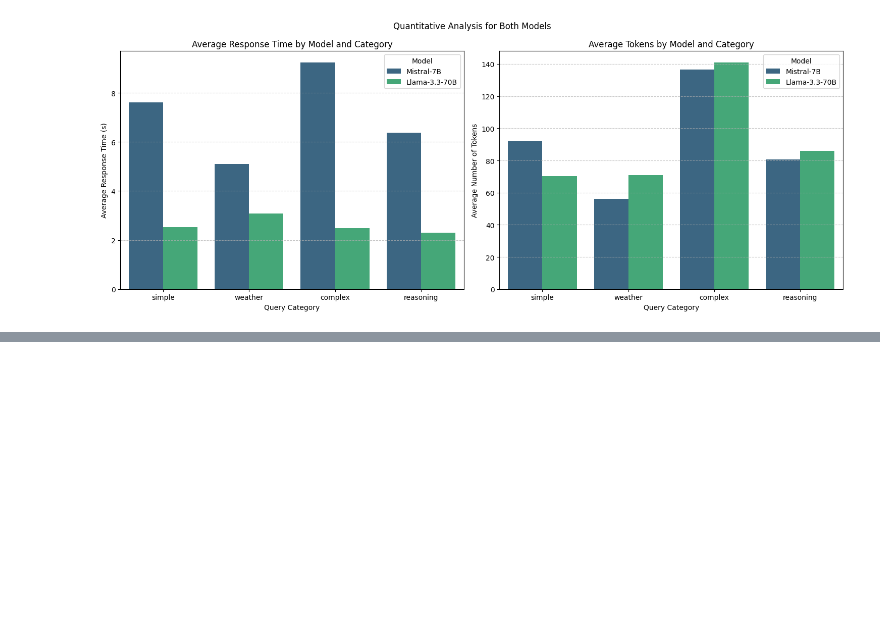
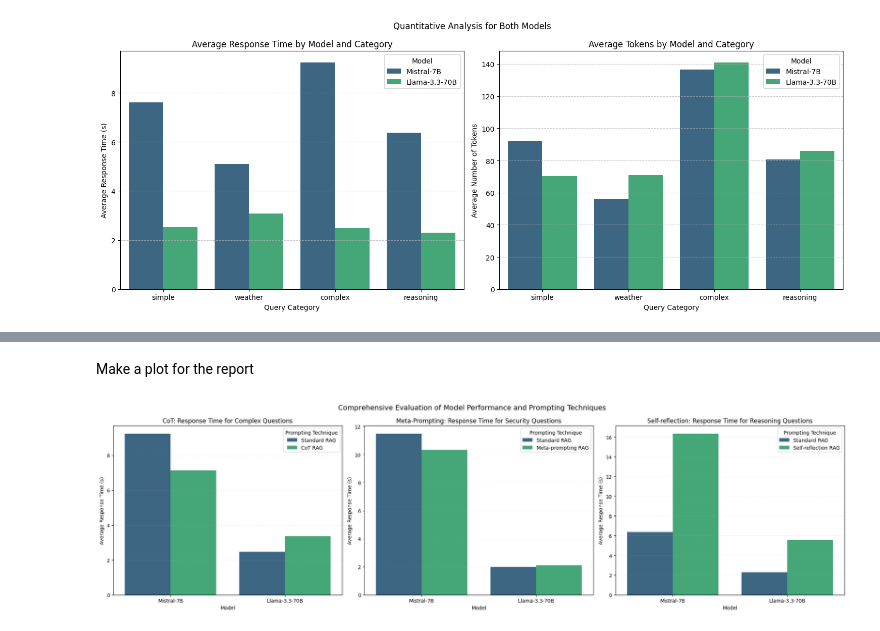
Before and after one commit to paulsoriiiano/cmpe-259-project, a Jupyter notebook: notebooks/parks_virtual_assistant.ipynb, the cells around one changed output, grey strips where cells are left out. Cells and saved outputs as stored; diff of their text form; code cells hidden in the pictures; blank space fills up the shorter version.

```diff
--- a/notebooks/parks_virtual_assistant.ipynb
+++ b/notebooks/parks_virtual_assistant.ipynb
@@ -964,0 +1162,43 @@ plt.show()
+# %% [markdown]
+Make a plot for the report
+# %%
+import matplotlib.pyplot as plt
+import seaborn as sns
+
+# Create a figure and a set of subplots arranged in a 3x2 grid
+fig, axes = plt.subplots(1, 3, figsize=(21, 6))
+
+# Plot 1: Response Time comparison for CoT (left)
+sns.barplot(x='Model', y='Response Time (s)', hue='Prompting Technique', data=latency_melted, palette='viridis', edgecolor='none', errorbar=None, ax=axes[0])
+axes[0].set_title('CoT: Response Time for Complex Questions')
+axes[0].set_xlabel('Model')
+axes[0].set_ylabel('Average Response Time (s)')
+axes[0].grid(axis='y', linestyle='--', alpha=0.2)
+axes[0].legend(title='Prompting Technique')
+
+# Plot 2: Response Time comparison for Meta-prompting (middle)
+sns.barplot(x='Model', y='Response Time (s)', hue='Prompting Technique', data=security_latency_melted, palette='viridis', edgecolor='none', errorbar=None, ax=axes[1])
+axes[1].set_title('Meta-Prompting: Response Time for Security Questions')
+axes[1].set_xlabel('Model')
+axes[1].set_ylabel('Average Response Time (s)')
+axes[1].grid(axis='y', linestyle='--', alpha=0.2)
+axes[1].legend(title='Prompting Technique')
+
+# Plot 3: Response Time comparison for Self-reflection (right)
+sns.barplot(x='Model', y='Response Time (s)', hue='Prompting Technique', data=reasoning_latency_melted, palette='viridis', edgecolor='none', errorbar=None, ax=axes[2])
+axes[2].set_title('Self-reflection: Response Time for Reasoning Questions')
+axes[2].set_xlabel('Model')
+axes[2].set_ylabel('Average Response Time (s)')
+axes[2].grid(axis='y', linestyle='--', alpha=0.2)
+axes[2].legend(title='Prompting Technique')
+
+# Add a main title for the entire figure
+plt.suptitle('Comprehensive Evaluation of Model Performance and Prompting Techniques', fontsize=14)
+
+# Adjust the layout of the subplots to prevent overlapping elements
+plt.tight_layout() # Adjust rect to make space for suptitle
+
+# Display the figure
+plt.show()
+# %% [output]
+[figure, added]
```
Also changed, not shown: parts of 20 cells of this notebook.
